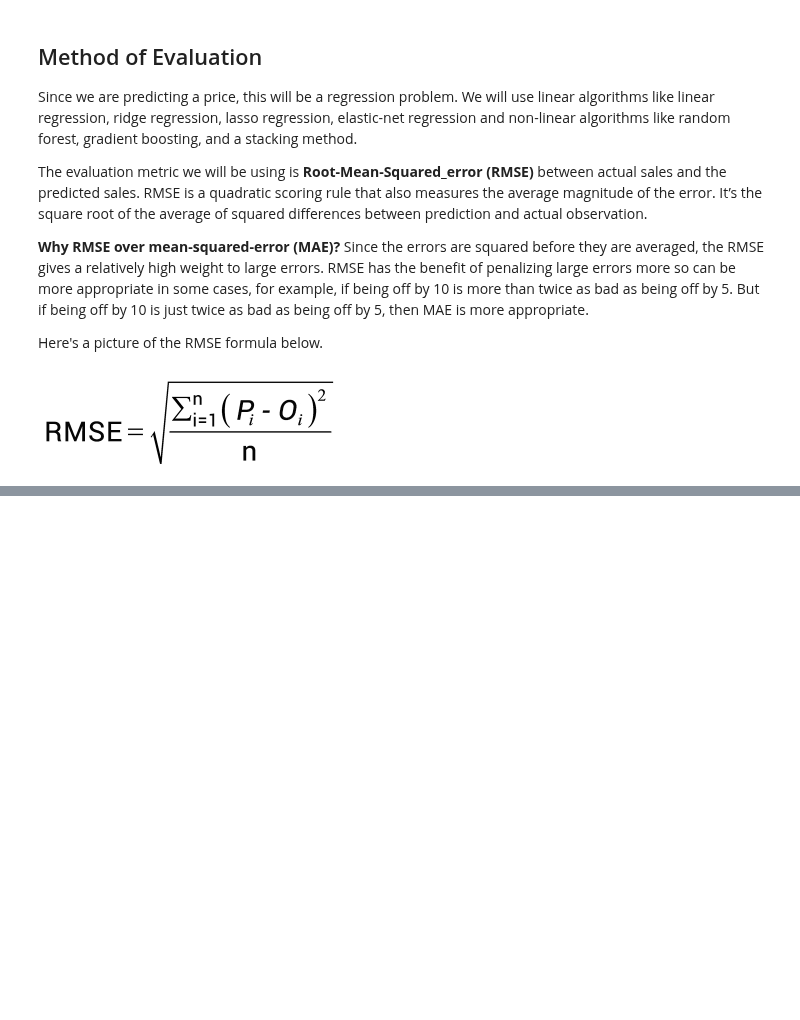
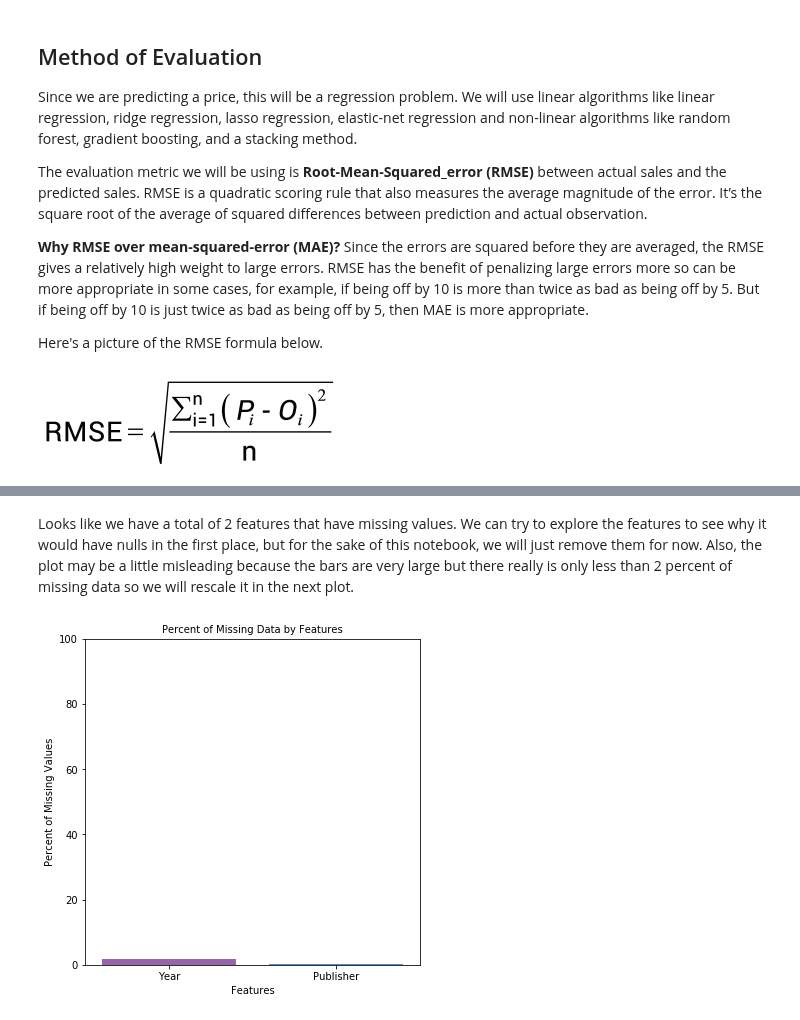
Before and after one commit to davidtnly/Python, a Jupyter notebook: MachineLearning/10-regression-modeling.ipynb, the cells around one changed output, grey strips where cells are left out. Cells and saved outputs as stored; diff of their text form; code cells hidden in the pictures; blank space fills up the shorter version.

```diff
--- a/MachineLearning/10-regression-modeling.ipynb
+++ b/MachineLearning/10-regression-modeling.ipynb
@@ -110,0 +363,20 @@ Image(url, width=300, height=350)
+# %% [markdown]
+Looks like we have a total of 2 features that have missing values. We can try to explore the features to see why it would have nulls in the first place, but for the sake of this notebook, we will just remove them for now. Also, the plot may be a little misleading because the bars are very large but there really is only less than 2 percent of missing data so we will rescale it in the next plot.
+# %%
+# Create figure space
+fig = plt.figure(figsize=(6, 6))
+
+# Create bar plot
+fig = sns.barplot(x=all_nulls.index,
+                  y='Null Data Pct',
+                  data=all_nulls)
+
+# Set plot features (seaborn we use set methods vs. plt methods for matplotlib)
+plt.xticks(rotation='0')
+plt.ylim(0,100)
+plt.xlabel('Features', fontsize=10)
+plt.ylabel('Percent of Missing Values', fontsize=10)
+plt.title('Percent of Missing Data by Features', fontsize=10)
+plt.show()
+# %% [output]
+[figure, added]
```
Also changed, not shown: parts of 27 cells of this notebook.
